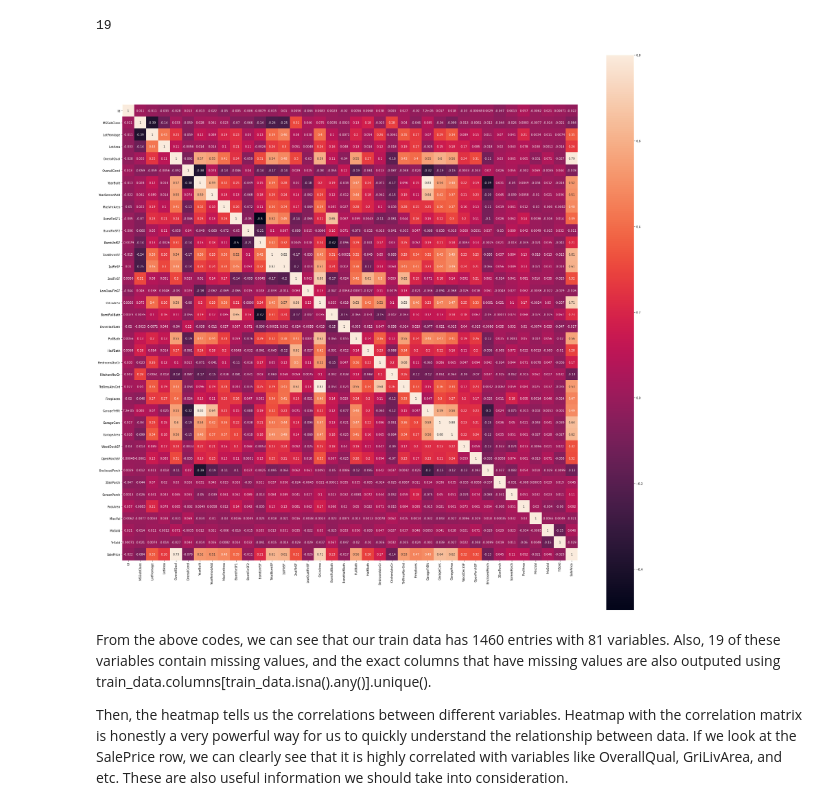
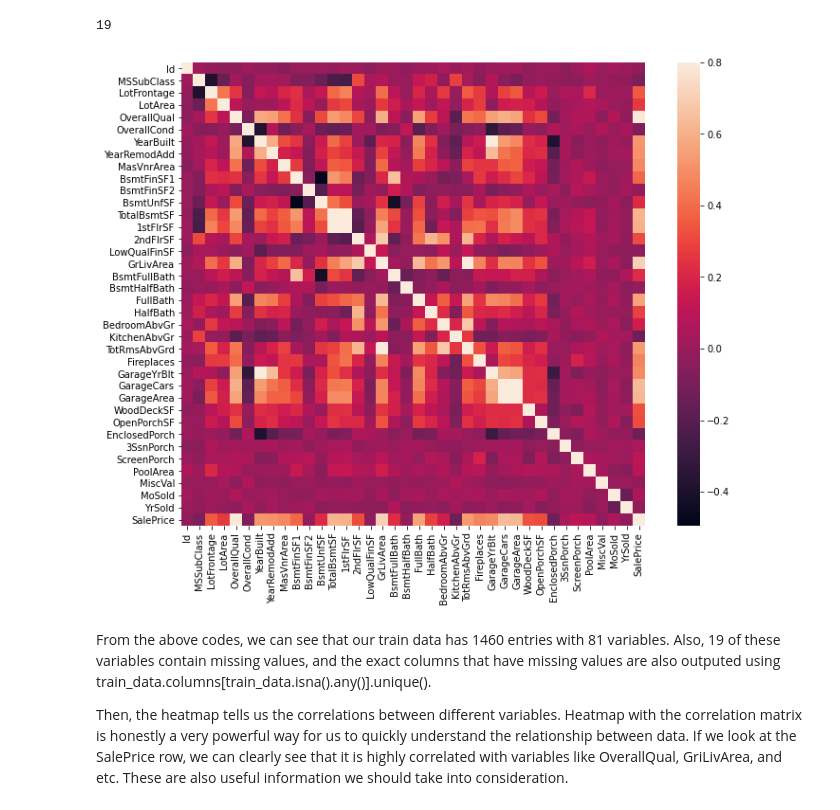
Before and after one commit to RandomY-2/House_Price_Prediction, a Jupyter notebook: data-analysis-house-price-prediction.ipynb, the cells around one changed output. Saved outputs shown, nothing was run; the diff lists cells and outputs as text; code cells hidden in the pictures.

```diff
--- a/data-analysis-house-price-prediction.ipynb
+++ b/data-analysis-house-price-prediction.ipynb
@@ -69,10 +69,10 @@ Index(['LotFrontage', 'Alley', 'MasVnrType', 'MasVnrArea', 'BsmtQual',
 # %%
 #correlation matrix
 corrmat = train_data.corr()
-f, ax = plt.subplots(figsize=(35, 35))
-sns.heatmap(corrmat, annot=True, vmax=.8, square=True);
+f, ax = plt.subplots(figsize=(12, 9))
+sns.heatmap(corrmat, vmax=.8, square=True);
 # %% [output]
-[figure, old version]
+[figure, new version]
 # %% [markdown]
 From the above codes, we can see that our train data has 1460 entries with 81 variables. Also, 19 of these variables contain missing values, and the exact columns that have missing values are also outputed using train_data.columns[train_data.isna().any()].unique().
 
```
Also changed, not shown: parts of 3 cells of this notebook.
